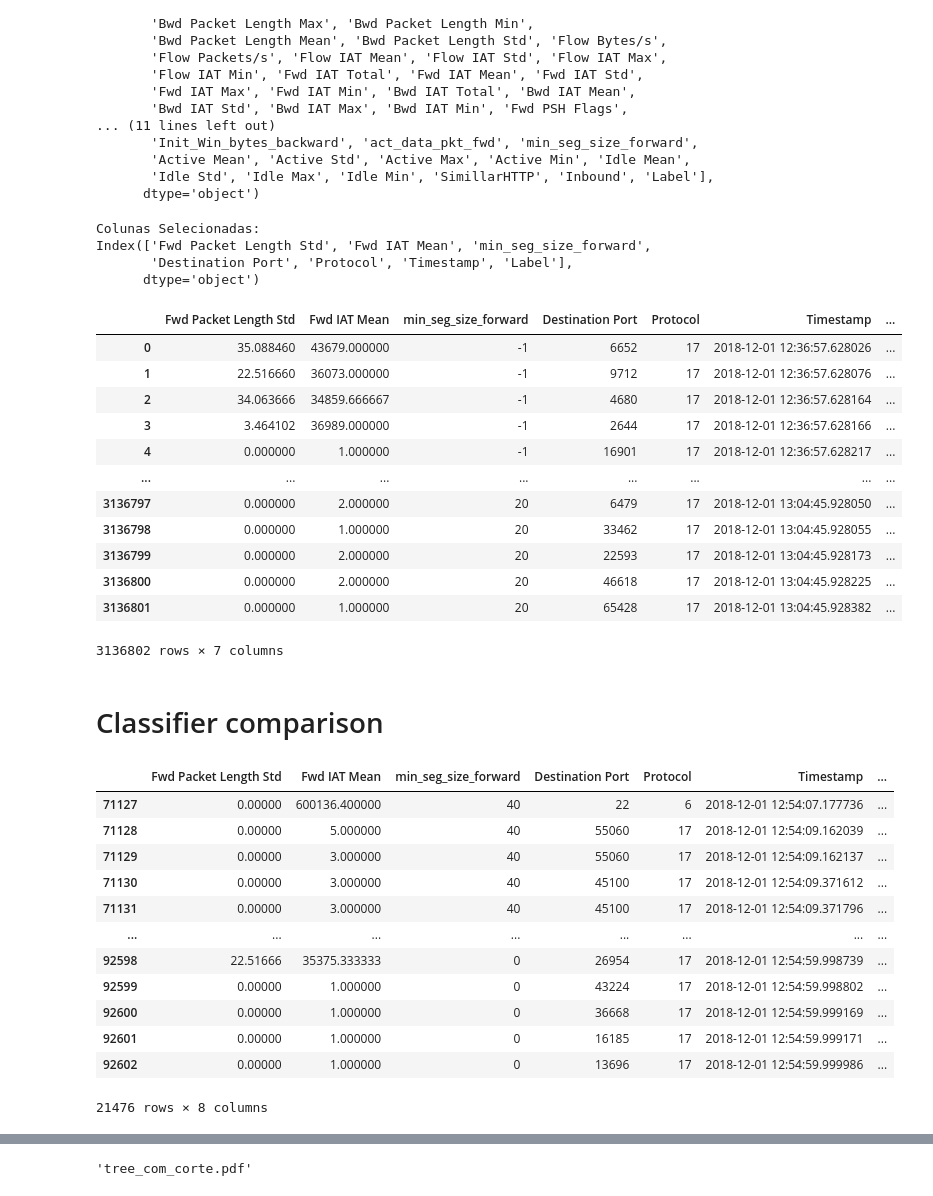
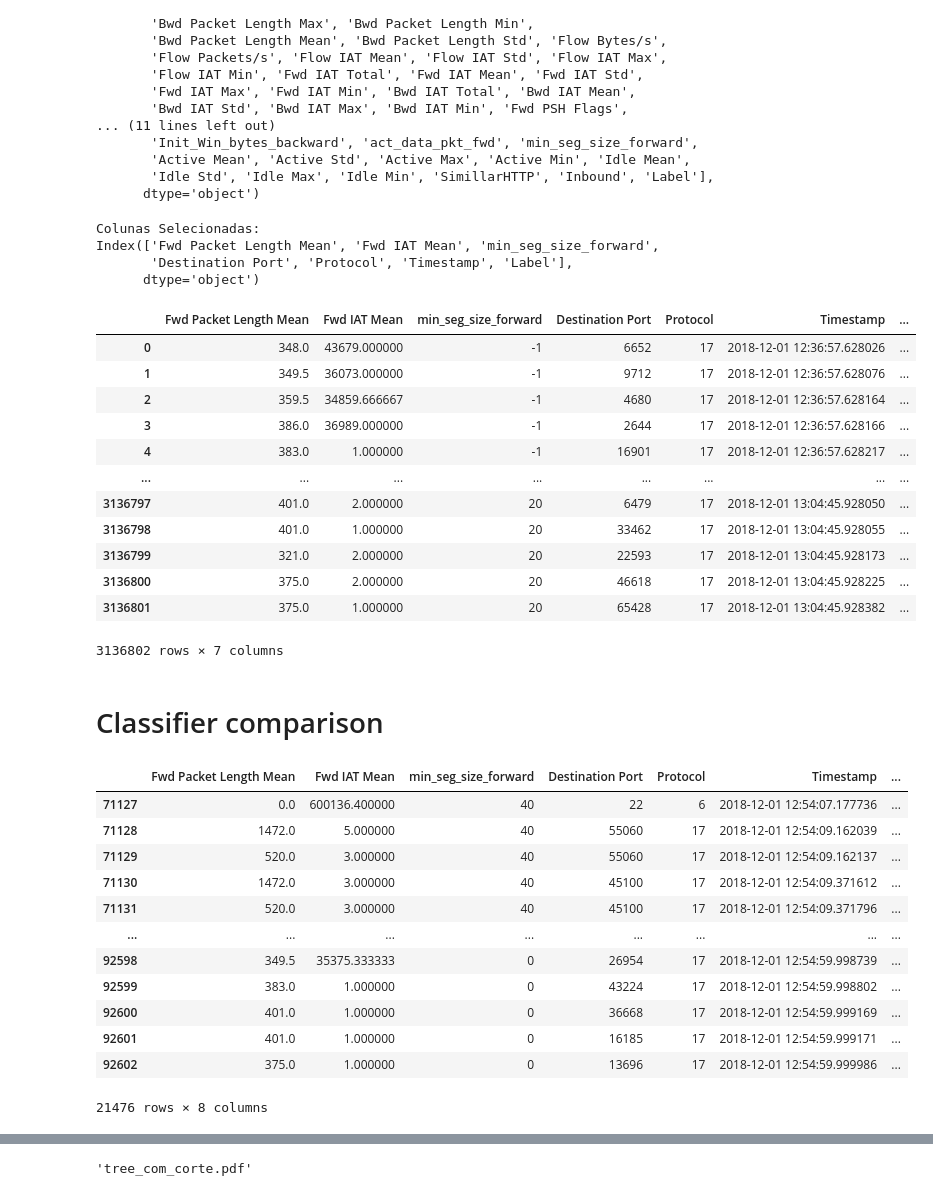
Before and after one commit to davijls9/-algoritmo-Random-Forest-para-identifica-DDoS-UDP, a Jupyter notebook: resultado_algoritmo-Cortada.ipynb, the cells around one changed output, grey strips where cells are left out. Cells and saved outputs as stored; diff of their text form; code cells hidden in the pictures.

```diff
--- a/resultado_algoritmo-Cortada.ipynb
+++ b/resultado_algoritmo-Cortada.ipynb
@@ -97,47 +97,47 @@ dados_tr.reset_index(drop=True, inplace=True)
 #                        'Fwd IAT Max', 'Destination Port', 'Fwd Packet Length Max', 'Fwd Packet Length Mean',
 #                        'Fwd Packet Length Min', 'Protocol', 'Timestamp', 'Label']
 
 # Lista das colunas a serem selecionadas
-colunas_selecionadas = ['Fwd Packet Length Std', 'Fwd IAT Mean', 'min_seg_size_forward', 'Destination Port', 'Protocol', 'Timestamp', 'Label']
+colunas_selecionadas = ['Fwd Packet Length Mean', 'Fwd IAT Mean', 'min_seg_size_forward', 'Destination Port', 'Protocol', 'Timestamp', 'Label']
 
 # Remova espaços em branco dos nomes das colunas
 dados_tr.columns = dados_tr.columns.str.strip()
 
 
 # Verifique se todas as colunas selecionadas estão no DataFrame
 if set(colunas_selecionadas).issubset(dados_tr.columns):
     # Selecionar apenas as colunas desejadas
     df_dados = dados_tr[colunas_selecionadas]
     # Remover colunas duplicadas
     df_dados = df_dados.loc[:,~df_dados.columns.duplicated()]
     df_dados = df_dados.dropna()
 
     # Mostrar todas as colunas disponíveis no novo DataFrame
     print("Colunas Selecionadas:")
     print(df_dados.columns)
     print("\n")
     display(df_dados)
 else:
     print(dados_tr.columns)
     print(dados_tr)
     print("Nomes das colunas selecionadas não correspondem às colunas no DataFrame.")
 # %% [output]
 Colunas Selecionadas:
-Index(['Fwd Packet Length Std', 'Fwd IAT Mean', 'min_seg_size_forward',
+Index(['Fwd Packet Length Mean', 'Fwd IAT Mean', 'min_seg_size_forward',
        'Destination Port', 'Protocol', 'Timestamp', 'Label'],
       dtype='object')
-|  | Fwd Packet Length Std | Fwd IAT Mean | min_seg_size_forward | Destination Port | Protocol | Timestamp | ... |
-| 0 | 35.088460 | 43679.000000 | -1 | 6652 | 17 | 2018-12-01 12:36:57.628026 | ... |
-| 1 | 22.516660 | 36073.000000 | -1 | 9712 | 17 | 2018-12-01 12:36:57.628076 | ... |
-| 2 | 34.063666 | 34859.666667 | -1 | 4680 | 17 | 2018-12-01 12:36:57.628164 | ... |
-| 3 | 3.464102 | 36989.000000 | -1 | 2644 | 17 | 2018-12-01 12:36:57.628166 | ... |
-| 4 | 0.000000 | 1.000000 | -1 | 16901 | 17 | 2018-12-01 12:36:57.628217 | ... |
+|  | Fwd Packet Length Mean | Fwd IAT Mean | min_seg_size_forward | Destination Port | Protocol | Timestamp | ... |
+| 0 | 348.0 | 43679.000000 | -1 | 6652 | 17 | 2018-12-01 12:36:57.628026 | ... |
+| 1 | 349.5 | 36073.000000 | -1 | 9712 | 17 | 2018-12-01 12:36:57.628076 | ... |
+| 2 | 359.5 | 34859.666667 | -1 | 4680 | 17 | 2018-12-01 12:36:57.628164 | ... |
+| 3 | 386.0 | 36989.000000 | -1 | 2644 | 17 | 2018-12-01 12:36:57.628166 | ... |
+| 4 | 383.0 | 1.000000 | -1 | 16901 | 17 | 2018-12-01 12:36:57.628217 | ... |
 | ... | ... | ... | ... | ... | ... | ... | ... |
-| 3136797 | 0.000000 | 2.000000 | 20 | 6479 | 17 | 2018-12-01 13:04:45.928050 | ... |
-| 3136798 | 0.000000 | 1.000000 | 20 | 33462 | 17 | 2018-12-01 13:04:45.928055 | ... |
-| 3136799 | 0.000000 | 2.000000 | 20 | 22593 | 17 | 2018-12-01 13:04:45.928173 | ... |
-| 3136800 | 0.000000 | 2.000000 | 20 | 46618 | 17 | 2018-12-01 13:04:45.928225 | ... |
-| 3136801 | 0.000000 | 1.000000 | 20 | 65428 | 17 | 2018-12-01 13:04:45.928382 | ... |
+| 3136797 | 401.0 | 2.000000 | 20 | 6479 | 17 | 2018-12-01 13:04:45.928050 | ... |
+| 3136798 | 401.0 | 1.000000 | 20 | 33462 | 17 | 2018-12-01 13:04:45.928055 | ... |
+| 3136799 | 321.0 | 2.000000 | 20 | 22593 | 17 | 2018-12-01 13:04:45.928173 | ... |
+| 3136800 | 375.0 | 2.000000 | 20 | 46618 | 17 | 2018-12-01 13:04:45.928225 | ... |
+| 3136801 | 375.0 | 1.000000 | 20 | 65428 | 17 | 2018-12-01 13:04:45.928382 | ... |
 3136802 rows × 7 columns
 # %% [markdown]
 # Classifier comparison
@@ -165,18 +165,18 @@ y = df_dados['Label']
 # Dividir os dados em treino e teste
 X_train, X_test, y_train, y_test = train_test_split(X, y, test_size=0.25, random_state=42)
 # %% [output]
-|  | Fwd Packet Length Std | Fwd IAT Mean | min_seg_size_forward | Destination Port | Protocol | Timestamp | ... |
-| 71127 | 0.00000 | 600136.400000 | 40 | 22 | 6 | 2018-12-01 12:54:07.177736 | ... |
-| 71128 | 0.00000 | 5.000000 | 40 | 55060 | 17 | 2018-12-01 12:54:09.162039 | ... |
-| 71129 | 0.00000 | 3.000000 | 40 | 55060 | 17 | 2018-12-01 12:54:09.162137 | ... |
-| 71130 | 0.00000 | 3.000000 | 40 | 45100 | 17 | 2018-12-01 12:54:09.371612 | ... |
-| 71131 | 0.00000 | 3.000000 | 40 | 45100 | 17 | 2018-12-01 12:54:09.371796 | ... |
+|  | Fwd Packet Length Mean | Fwd IAT Mean | min_seg_size_forward | Destination Port | Protocol | Timestamp | ... |
+| 71127 | 0.0 | 600136.400000 | 40 | 22 | 6 | 2018-12-01 12:54:07.177736 | ... |
+| 71128 | 1472.0 | 5.000000 | 40 | 55060 | 17 | 2018-12-01 12:54:09.162039 | ... |
+| 71129 | 520.0 | 3.000000 | 40 | 55060 | 17 | 2018-12-01 12:54:09.162137 | ... |
+| 71130 | 1472.0 | 3.000000 | 40 | 45100 | 17 | 2018-12-01 12:54:09.371612 | ... |
+| 71131 | 520.0 | 3.000000 | 40 | 45100 | 17 | 2018-12-01 12:54:09.371796 | ... |
 | ... | ... | ... | ... | ... | ... | ... | ... |
-| 92598 | 22.51666 | 35375.333333 | 0 | 26954 | 17 | 2018-12-01 12:54:59.998739 | ... |
-| 92599 | 0.00000 | 1.000000 | 0 | 43224 | 17 | 2018-12-01 12:54:59.998802 | ... |
-| 92600 | 0.00000 | 1.000000 | 0 | 36668 | 17 | 2018-12-01 12:54:59.999169 | ... |
-| 92601 | 0.00000 | 1.000000 | 0 | 16185 | 17 | 2018-12-01 12:54:59.999171 | ... |
-| 92602 | 0.00000 | 1.000000 | 0 | 13696 | 17 | 2018-12-01 12:54:59.999986 | ... |
+| 92598 | 349.5 | 35375.333333 | 0 | 26954 | 17 | 2018-12-01 12:54:59.998739 | ... |
+| 92599 | 383.0 | 1.000000 | 0 | 43224 | 17 | 2018-12-01 12:54:59.998802 | ... |
+| 92600 | 401.0 | 1.000000 | 0 | 36668 | 17 | 2018-12-01 12:54:59.999169 | ... |
+| 92601 | 401.0 | 1.000000 | 0 | 16185 | 17 | 2018-12-01 12:54:59.999171 | ... |
+| 92602 | 375.0 | 1.000000 | 0 | 13696 | 17 | 2018-12-01 12:54:59.999986 | ... |
 21476 rows × 8 columns
 # %%
 # Classificador logístico
```
Also changed, not shown: parts of 19 cells of this notebook, 3 other files.
